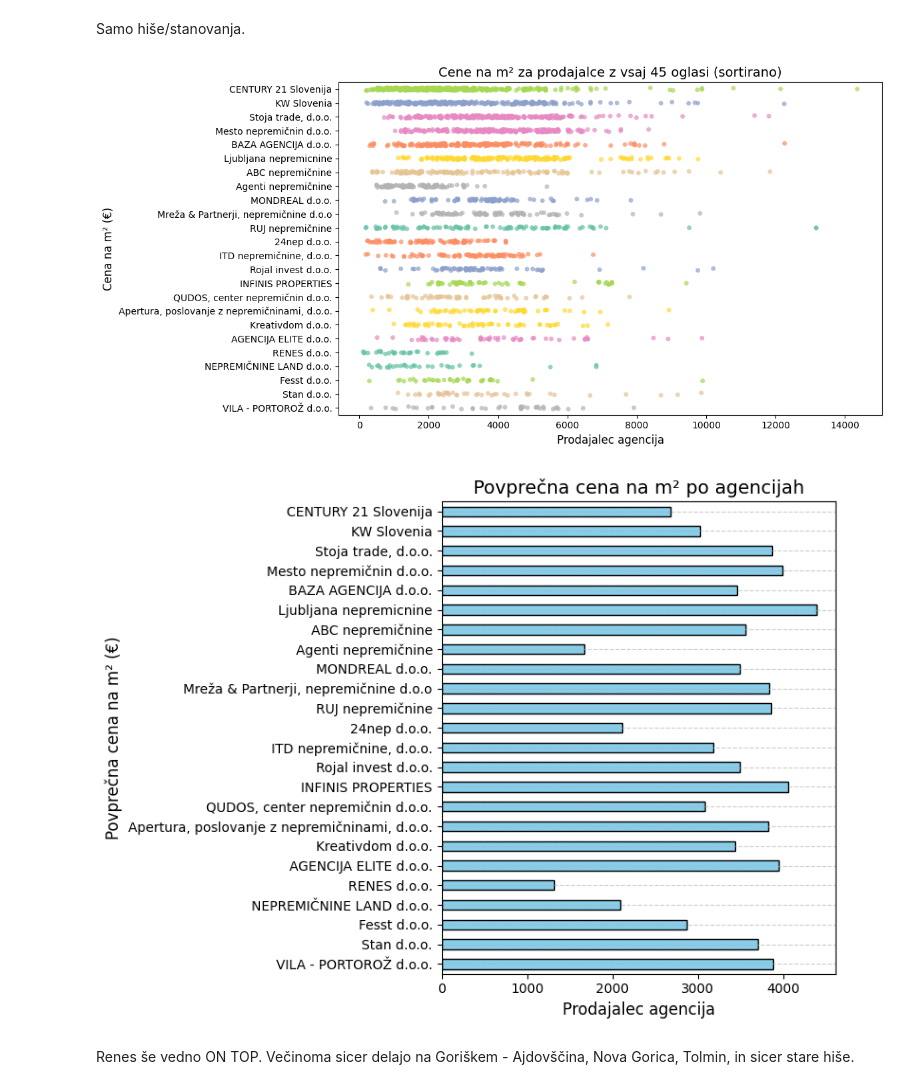
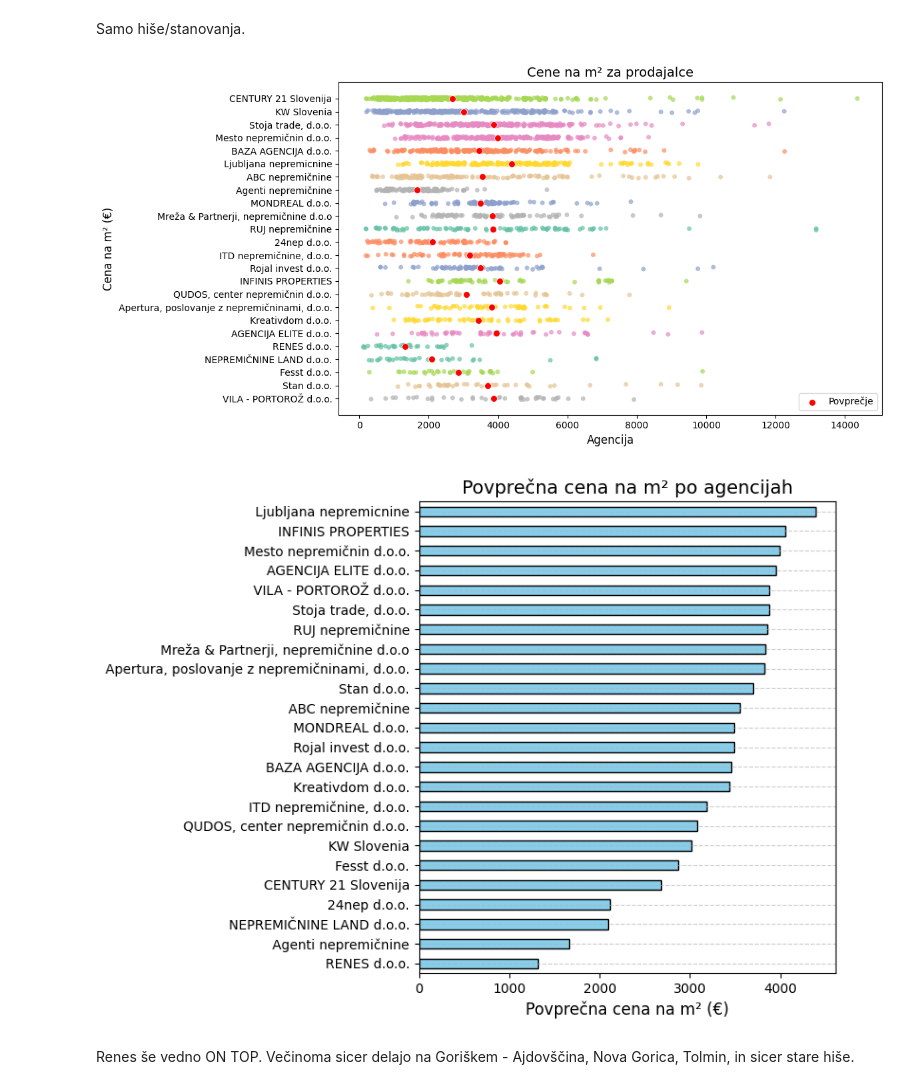
Before and after one commit to tthuma1/PR251, a Jupyter notebook: src/vizualizacije_ponudniki.ipynb, the cells around one changed output. Drawn from its saved outputs; the diff is of its cells as text; code cells hidden in the pictures.

Commit message:
updated leto gradnje graphs

```diff
--- a/src/vizualizacije_ponudniki.ipynb
+++ b/src/vizualizacije_ponudniki.ipynb
@@ -199,6 +199,9 @@ filtered_df = filtered_df[(kvadrati_cene["vrsta"] == "Stanovanje") | (kvadrati_c
 
 ordered_agencies = counts[counts >= 45].sort_values(ascending=False).index
 
+mean_values = filtered_df.groupby('prodajalec_agencija')['cena_na_m2'].mean().loc[ordered_agencies]
+
+
 # Ustvari scatter plot za filtrirane in sortirane agencije
 plt.figure(figsize=(12, 6))
 
@@ -212,33 +215,44 @@ sns.stripplot(
     palette='Set2',
     legend=None
 )
-plt.title('Cene na m² za prodajalce z vsaj 45 oglasi (sortirano)', fontsize=14)
-plt.xlabel('Prodajalec agencija', fontsize=12)
+sns.scatterplot(
+    y=ordered_agencies,
+    x=mean_values.values,
+    color='r',
+    marker='o',
+    s=50,
+    zorder=10,
+    label="Povprečje"
+)
+
+plt.title('Cene na m² za prodajalce', fontsize=14)
+plt.xlabel('Agencija', fontsize=12)
 plt.ylabel('Cena na m² (€)', fontsize=12)
 plt.tight_layout()
 
 plt.show()
 # %% [output]
-[figure, old version]
+[figure, new version]
 # %%
 avg_price_per_agency = filtered_df.groupby('prodajalec_agencija')['cena_na_m2'].mean()
 
 # Sortiramo po številu oglasov (kot prej)
-avg_price_per_agency = avg_price_per_agency.loc[reversed(ordered_agencies)]
+# avg_price_per_agency = avg_price_per_agency.loc[reversed(ordered_agencies)]
 
 import matplotlib.pyplot as plt
 
 plt.figure(figsize=(8, 6))
 
-avg_price_per_agency.plot(kind='barh', color='skyblue', edgecolor='black')
+avg_price_per_agency.sort_values().plot(kind='barh', color='skyblue', edgecolor='black')
 
 plt.title('Povprečna cena na m² po agencijah', fontsize=14)
+plt.ylabel("")
 plt.xlabel('Povprečna cena na m² (€)', fontsize=12)
 plt.grid(axis='y', linestyle='--', alpha=0.6)
 plt.tight_layout()
 
 plt.show()
 # %% [output]
-[figure, old version]
+[figure, new version]
 # %% [markdown]
 Renes še vedno ON TOP. Večinoma sicer delajo na Goriškem - Ajdovščina, Nova Gorica, Tolmin, in sicer stare hiše.
```
Also changed, not shown: 1 other file.
